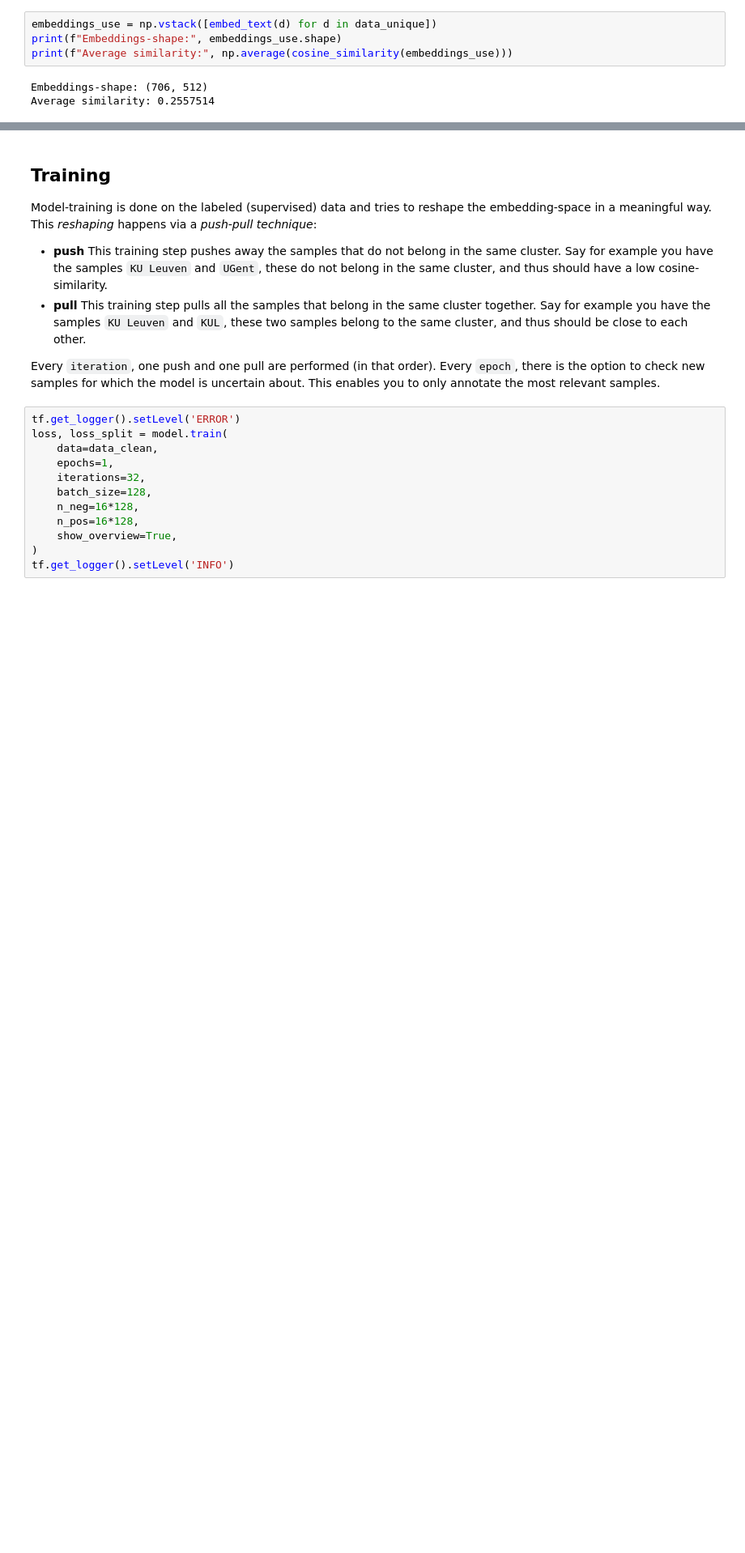
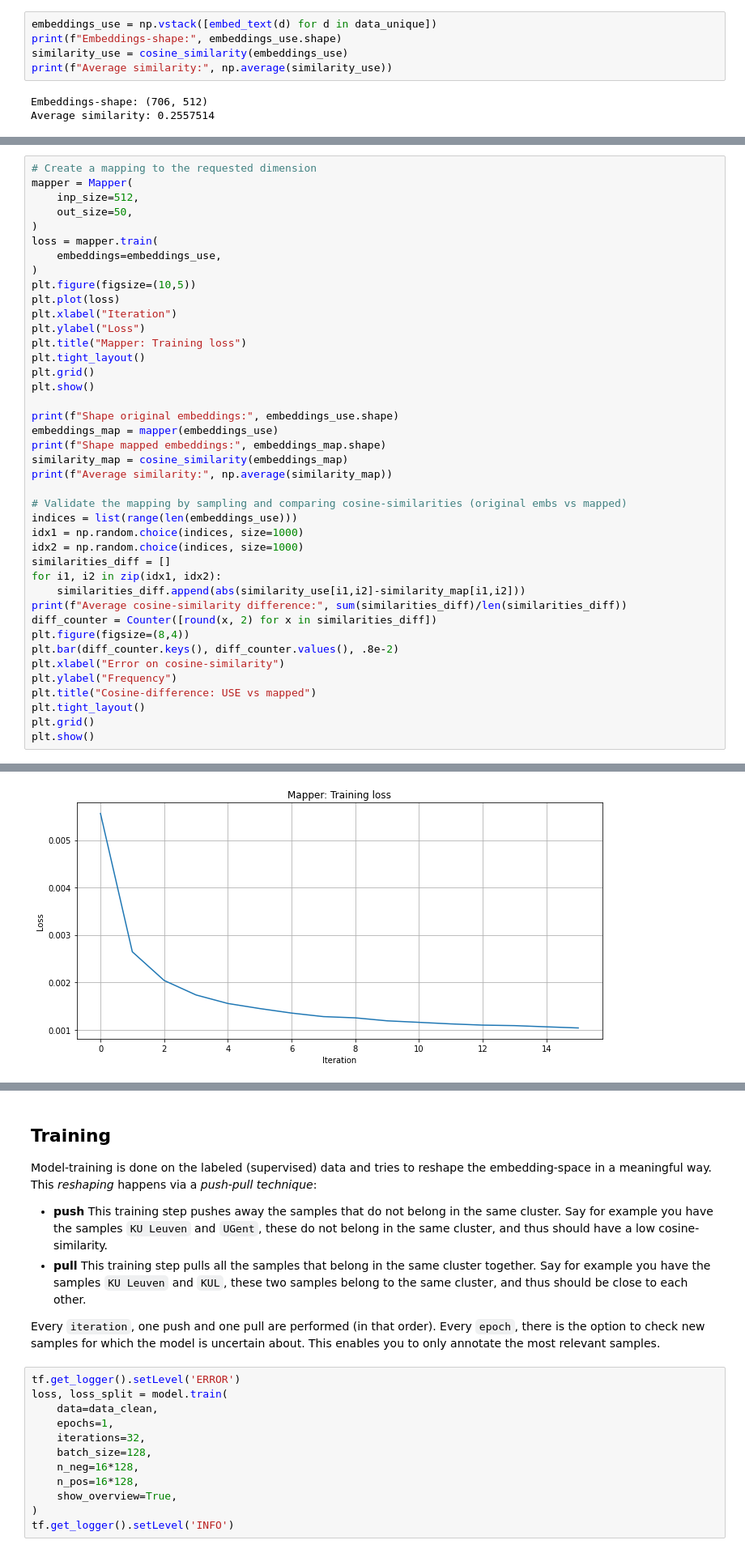
Before and after one commit to RubenPants/SemiSupervisedClustering, a Jupyter notebook: demos/2_embedding_init.ipynb, the cells around one changed output, grey strips where cells are left out. Shown at 81% size. Drawn from its saved outputs; the diff is of its cells as text; blank space fills up the shorter version.

Commit message:
Updated how pre-trained embeddings are used

```diff
--- a/demos/2_embedding_init.ipynb
+++ b/demos/2_embedding_init.ipynb
@@ -226,7 +226,8 @@ def embed_text(text):
 # %%
 embeddings_use = np.vstack([embed_text(d) for d in data_unique])
 print(f"Embeddings-shape:", embeddings_use.shape)
-print(f"Average similarity:", np.average(cosine_similarity(embeddings_use)))
+similarity_use = cosine_similarity(embeddings_use)
+print(f"Average similarity:", np.average(similarity_use))
 # %% [output]
 Embeddings-shape: (706, 512)
 Average similarity: 0.2557514
@@ -254,0 +234,42 @@ plt.show()
+# %%
+# Create a mapping to the requested dimension
+mapper = Mapper(
+    inp_size=512,
+    out_size=50,
+)
+loss = mapper.train(
+    embeddings=embeddings_use,
+)
+plt.figure(figsize=(10,5))
+plt.plot(loss)
+plt.xlabel("Iteration")
+plt.ylabel("Loss")
+plt.title("Mapper: Training loss")
+plt.tight_layout()
+plt.grid()
+plt.show()
+
+print(f"Shape original embeddings:", embeddings_use.shape)
+embeddings_map = mapper(embeddings_use)
+print(f"Shape mapped embeddings:", embeddings_map.shape)
+similarity_map = cosine_similarity(embeddings_map)
+print(f"Average similarity:", np.average(similarity_map))
+
+# Validate the mapping by sampling and comparing cosine-similarities (original embs vs mapped)
+indices = list(range(len(embeddings_use)))
+idx1 = np.random.choice(indices, size=1000)
+idx2 = np.random.choice(indices, size=1000)
+similarities_diff = []
+for i1, i2 in zip(idx1, idx2):
+    similarities_diff.append(abs(similarity_use[i1,i2]-similarity_map[i1,i2]))
+print(f"Average cosine-similarity difference:", sum(similarities_diff)/len(similarities_diff))
+diff_counter = Counter([round(x, 2) for x in similarities_diff])
+plt.figure(figsize=(8,4))
+plt.bar(diff_counter.keys(), diff_counter.values(), .8e-2)
+plt.xlabel("Error on cosine-similarity")
+plt.ylabel("Frequency")
+plt.title("Cosine-difference: USE vs mapped")
+plt.tight_layout()
+plt.grid()
+plt.show()
+# %% [output]
@@ -254,0 +288 @@ plt.show()
+[figure, added]
```
Also changed, not shown: parts of 13 cells of this notebook, 11 other files.
